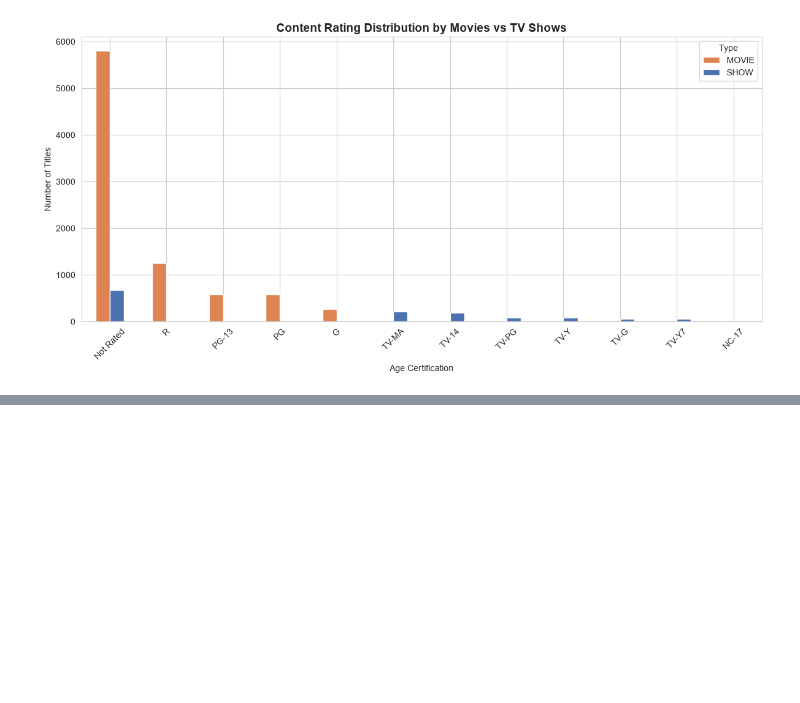
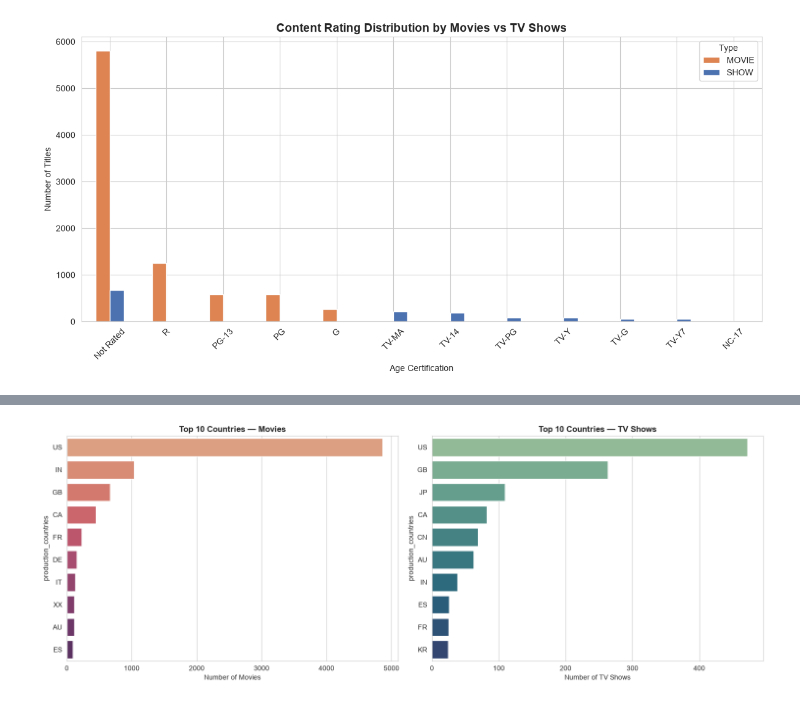
Before and after one commit to Engineer-purvesh18/Amazon_Analysis, a Jupyter notebook: AmazonPrime_Analysis.ipynb, the cells around one changed output, grey strips where cells are left out. Saved outputs shown, nothing was run; the diff lists cells and outputs as text; code cells hidden in the pictures; blank space fills up the shorter version.

```diff
--- a/AmazonPrime_Analysis.ipynb
+++ b/AmazonPrime_Analysis.ipynb
@@ -449,0 +511,20 @@ plt.show()
+# %%
+# Filtered by Movies and TV Shows separately
+movies_by_country = country_exploded[country_exploded['type'] == 'MOVIE']['production_countries'].value_counts().head(10)
+shows_by_country = country_exploded[country_exploded['type'] == 'SHOW']['production_countries'].value_counts().head(10)
+
+fig, axes = plt.subplots(1, 2, figsize=(15, 5.5))
+sns.barplot(x=movies_by_country.values, y=movies_by_country.index, hue=movies_by_country.index,
+            palette='flare', legend=False, ax=axes[0])
+axes[0].set_title('Top 10 Countries — Movies', fontweight='bold')
+axes[0].set_xlabel('Number of Movies')
+
+sns.barplot(x=shows_by_country.values, y=shows_by_country.index, hue=shows_by_country.index,
+            palette='crest', legend=False, ax=axes[1])
+axes[1].set_title('Top 10 Countries — TV Shows', fontweight='bold')
+axes[1].set_xlabel('Number of TV Shows')
+
+plt.tight_layout()
+plt.show()
+# %% [output]
+[figure, added]
```
Also changed, not shown: parts of 2 cells of this notebook.
